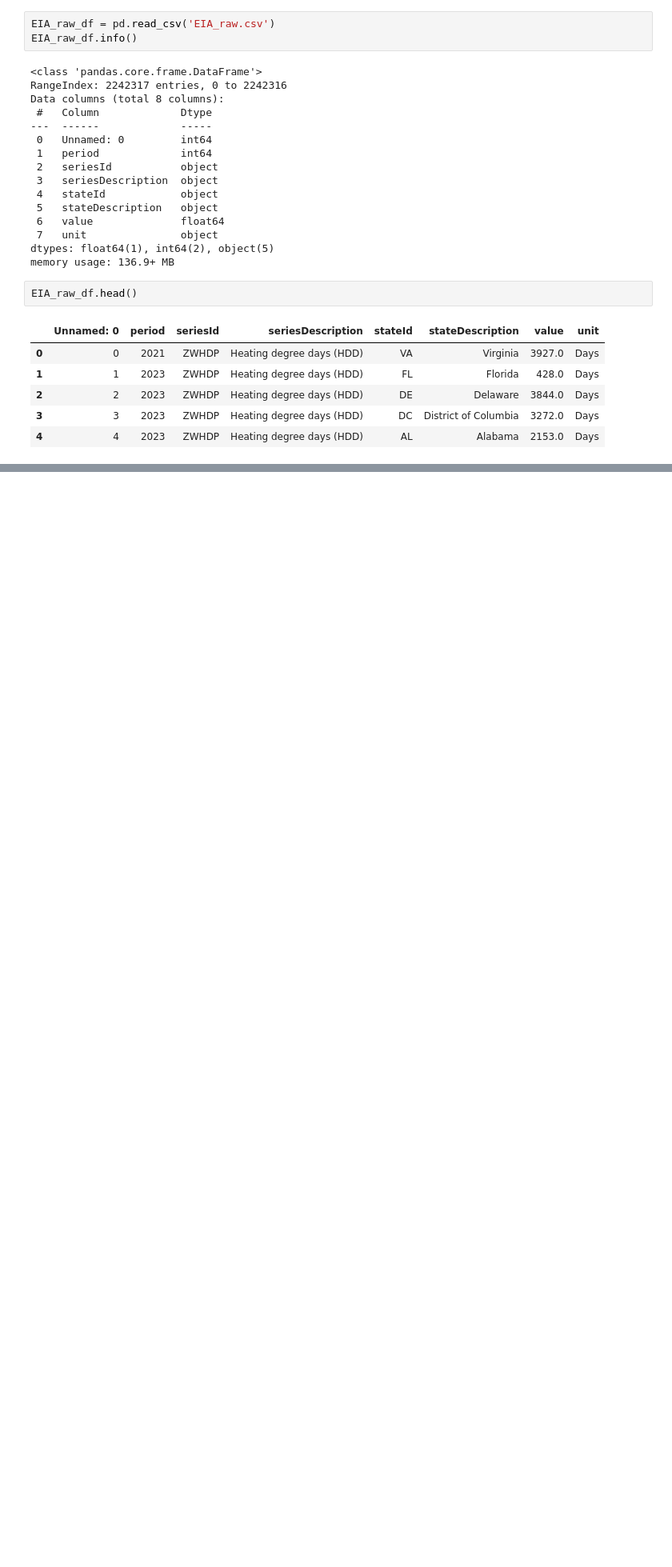
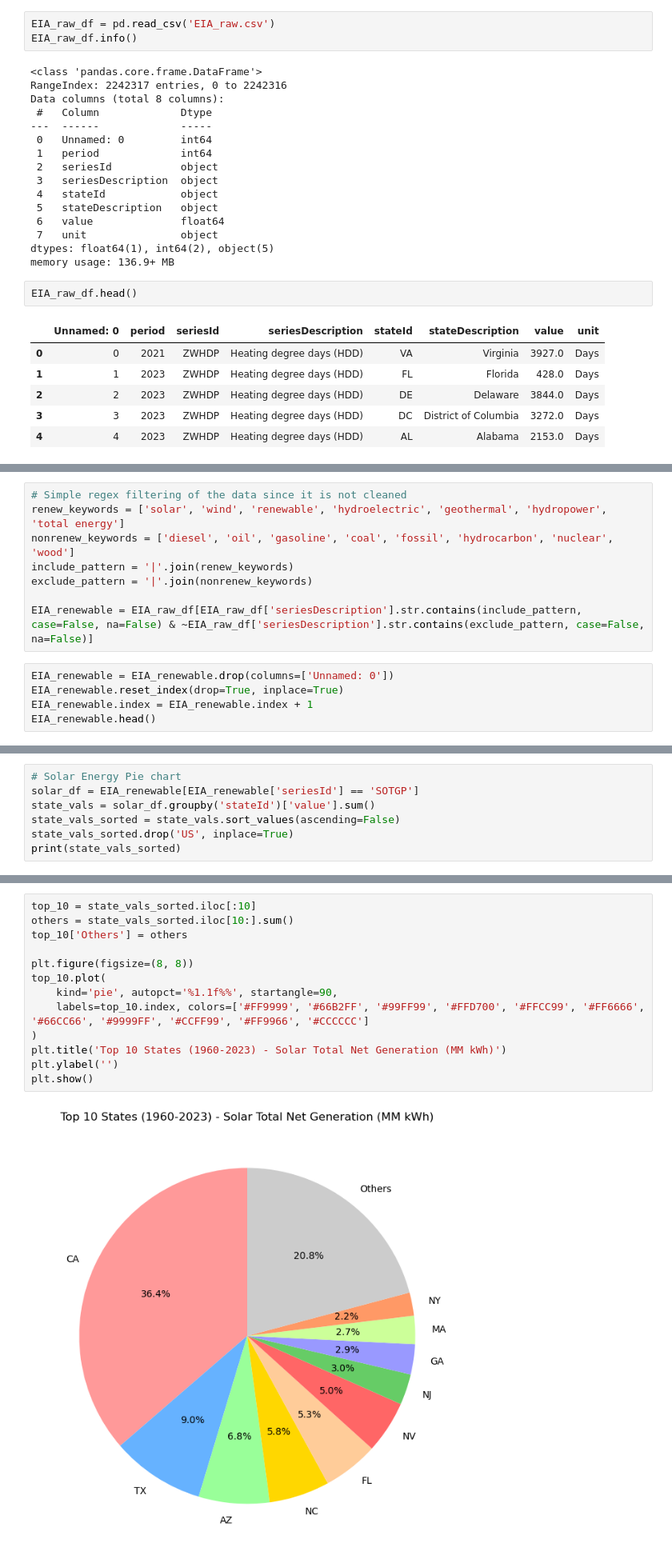
Before and after one commit to mcarbajal2/IFI8420-Assignments, a Jupyter notebook: Final Project/final_project.ipynb, the cells around one changed output, grey strips where cells are left out. Shown at 80% size. Drawn from its saved outputs; the diff is of its cells as text; blank space fills up the shorter version.

Commit message:
eia graphs added

```diff
--- a/Final Project/final_project.ipynb
+++ b/Final Project/final_project.ipynb
@@ -72,0 +77,13 @@ EIA_raw_df.head()
+# %%
+# Simple regex filtering of the data since it is not cleaned
+renew_keywords = ['solar', 'wind', 'renewable', 'hydroelectric', 'geothermal', 'hydropower', 'total energy']
+nonrenew_keywords = ['diesel', 'oil', 'gasoline', 'coal', 'fossil', 'hydrocarbon', 'nuclear', 'wood']
+include_pattern = '|'.join(renew_keywords)
+exclude_pattern = '|'.join(nonrenew_keywords)
+
+EIA_renewable = EIA_raw_df[EIA_raw_df['seriesDescription'].str.contains(include_pattern, case=False, na=False) & ~EIA_raw_df['seriesDescription'].str.contains(exclude_pattern, case=False, na=False)]
+# %%
+EIA_renewable = EIA_renewable.drop(columns=['Unnamed: 0'])
+EIA_renewable.reset_index(drop=True, inplace=True)
+EIA_renewable.index = EIA_renewable.index + 1
+EIA_renewable.head()
@@ -72,0 +97,7 @@ EIA_raw_df.head()
+# %%
+# Solar Energy Pie chart
+solar_df = EIA_renewable[EIA_renewable['seriesId'] == 'SOTGP']
+state_vals = solar_df.groupby('stateId')['value'].sum()
+state_vals_sorted = state_vals.sort_values(ascending=False)
+state_vals_sorted.drop('US', inplace=True)
+print(state_vals_sorted)
@@ -72,0 +130,15 @@ EIA_raw_df.head()
+# %%
+top_10 = state_vals_sorted.iloc[:10]
+others = state_vals_sorted.iloc[10:].sum()
+top_10['Others'] = others
+
+plt.figure(figsize=(8, 8))
+top_10.plot(
+    kind='pie', autopct='%1.1f%%', startangle=90,
+    labels=top_10.index, colors=['#FF9999', '#66B2FF', '#99FF99', '#FFD700', '#FFCC99', '#FF6666', '#66CC66', '#9999FF', '#CCFF99', '#FF9966', '#CCCCCC']
+)
+plt.title('Top 10 States (1960-2023) - Solar Total Net Generation (MM kWh)')
+plt.ylabel('')
+plt.show()
+# %% [output]
+[figure, added]
```
Also changed, not shown: parts of 9 cells of this notebook.
